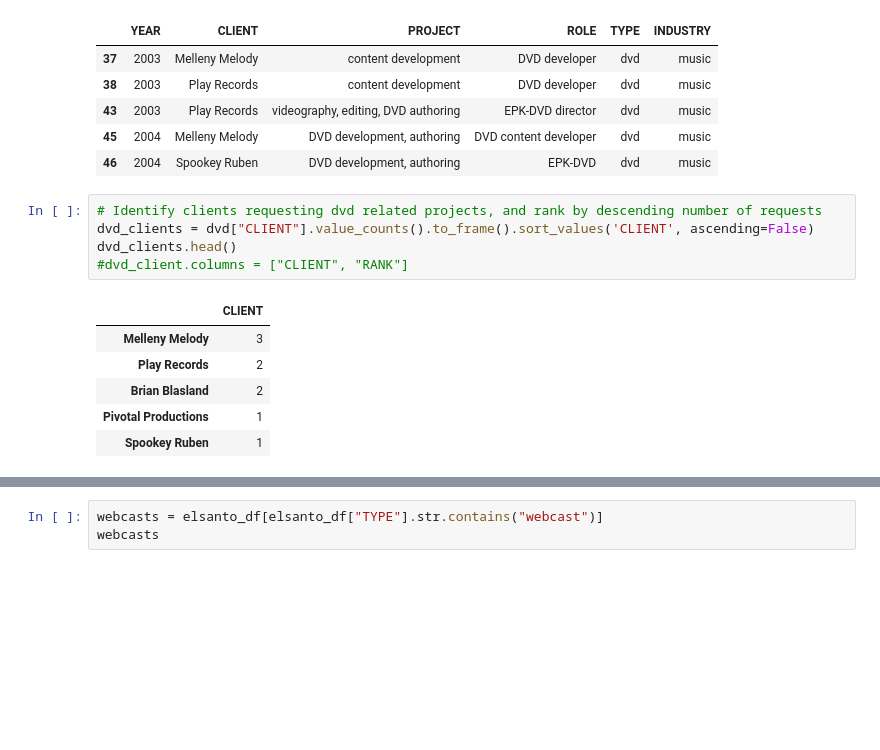
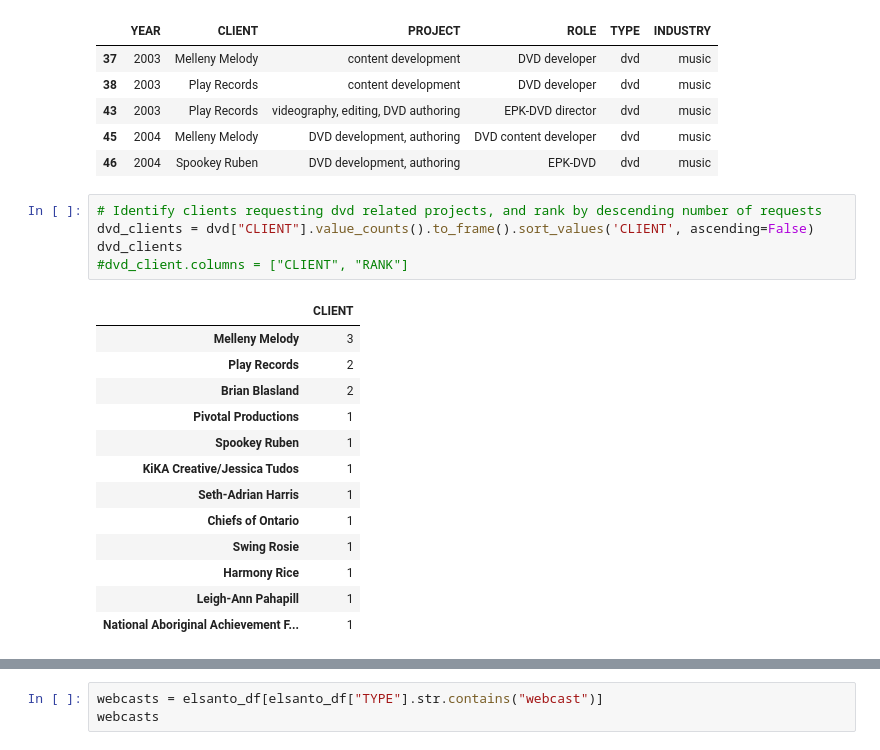
Before and after one commit to elsantonato/18-Project_3-The_Numbers, a Jupyter notebook: ftpmedia_app/data_cleaning.ipynb, the cells around one changed output, grey strips where cells are left out. Saved outputs shown, nothing was run; the diff lists cells and outputs as text; blank space fills up the shorter version.

```diff
--- a/ftpmedia_app/data_cleaning.ipynb
+++ b/ftpmedia_app/data_cleaning.ipynb
@@ -437,12 +430,19 @@ dvd.head()
 # %%
 # Identify clients requesting dvd related projects, and rank by descending number of requests
 dvd_clients = dvd["CLIENT"].value_counts().to_frame().sort_values('CLIENT', ascending=False)
-dvd_clients.head()
+dvd_clients
 #dvd_client.columns = ["CLIENT", "RANK"]
 # %% [output]
 |  | CLIENT |
 | Melleny Melody | 3 |
 | Play Records | 2 |
 | Brian Blasland | 2 |
 | Pivotal Productions | 1 |
 | Spookey Ruben | 1 |
+| KiKA Creative/Jessica Tudos | 1 |
+| Seth-Adrian Harris | 1 |
+| Chiefs of Ontario | 1 |
+| Swing Rosie | 1 |
+| Harmony Rice | 1 |
+| Leigh-Ann Pahapill | 1 |
+| National Aboriginal Achievement F... | 1 |
```
Also changed, not shown: parts of 8 cells of this notebook, 4 other files.
